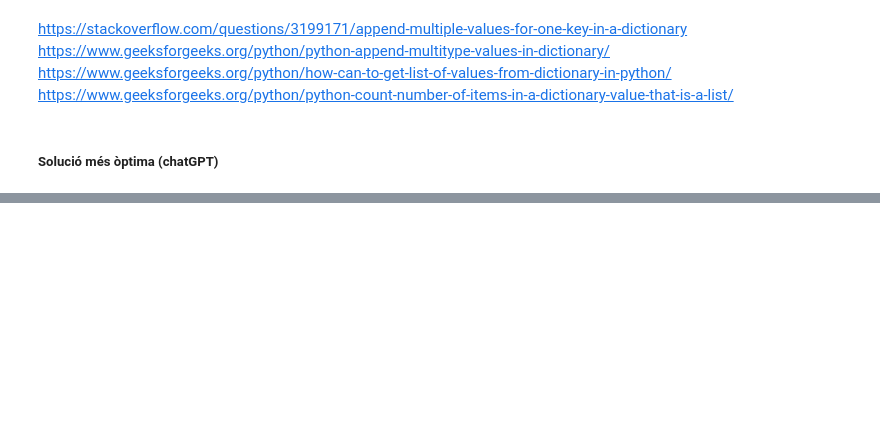
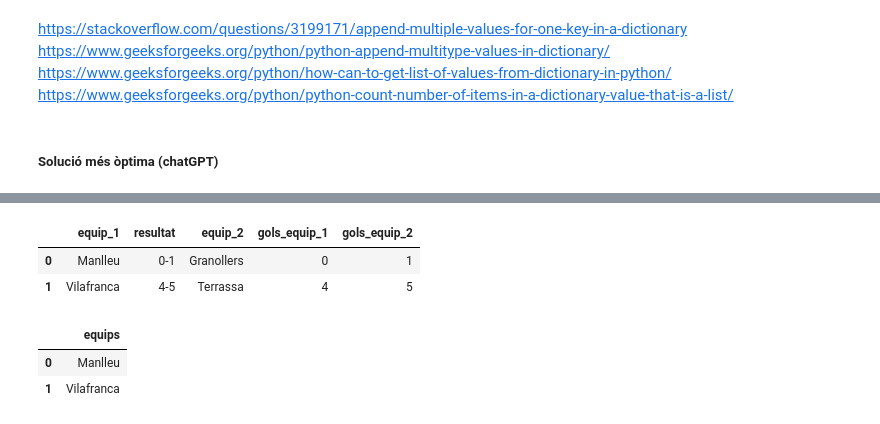
Before and after one commit to sabispb/it-academy-data-analytics, a Jupyter notebook: Python/Sprint 09_Creacio FuncionsEstructuresDadesBucles/S09.ipynb, the cells around one changed output, grey strips where cells are left out. Saved outputs shown, nothing was run; the diff lists cells and outputs as text; code cells hidden in the pictures; blank space fills up the shorter version.

```diff
--- a/Python/Sprint 09_Creacio FuncionsEstructuresDadesBucles/S09.ipynb
+++ b/Python/Sprint 09_Creacio FuncionsEstructuresDadesBucles/S09.ipynb
@@ -438,0 +724,3 @@ for k, v in reverse.items():
+# %%
+df = pd.read_csv('historic partits.txt', sep='\t', header=None, names=['equip_1', 'resultat','equip_2'])
+df.head(2)
@@ -438,0 +745,21 @@ for k, v in reverse.items():
+# %%
+df['gols_equip_1'] = df['resultat'].str.slice(0,1)
+# %%
+df['gols_equip_2'] = df['resultat'].str.slice(2)
+# %%
+df.head(2)
+# %% [output]
+|  | equip_1 | resultat | equip_2 | gols_equip_1 | gols_equip_2 |
+| 0 | Manlleu | 0-1 | Granollers | 0 | 1 |
+| 1 | Vilafranca | 4-5 | Terrassa | 4 | 5 |
+# %%
+df_processed = df.melt(
+    value_vars=['equip_1', 'equip_2'],
+    value_name='equips'
+)[['equips']].drop_duplicates()
+
+df_processed.head(2)
+# %% [output]
+|  | equips |
+| 0 | Manlleu |
+| 1 | Vilafranca |
```
Also changed, not shown: parts of 45 cells of this notebook.
